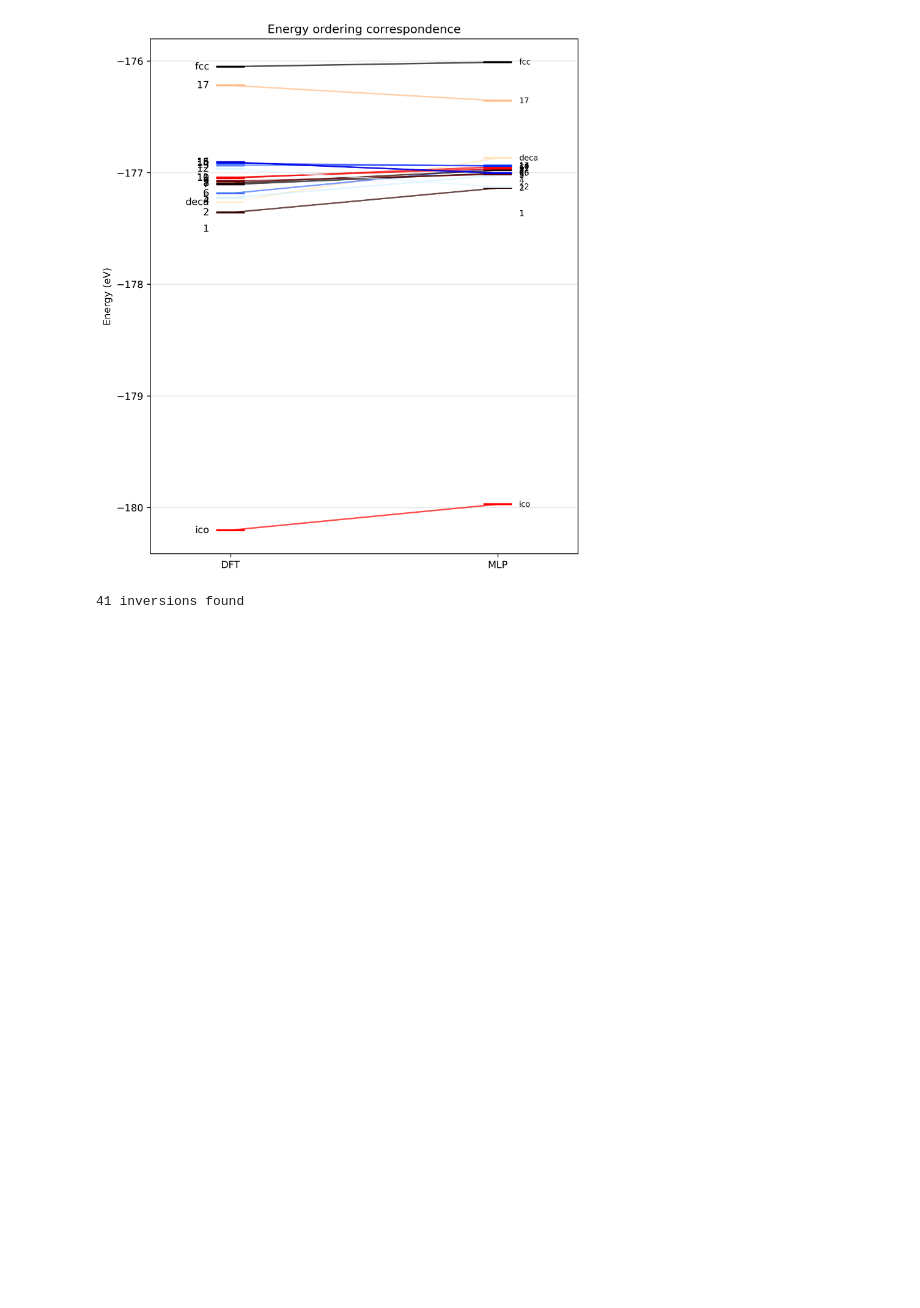
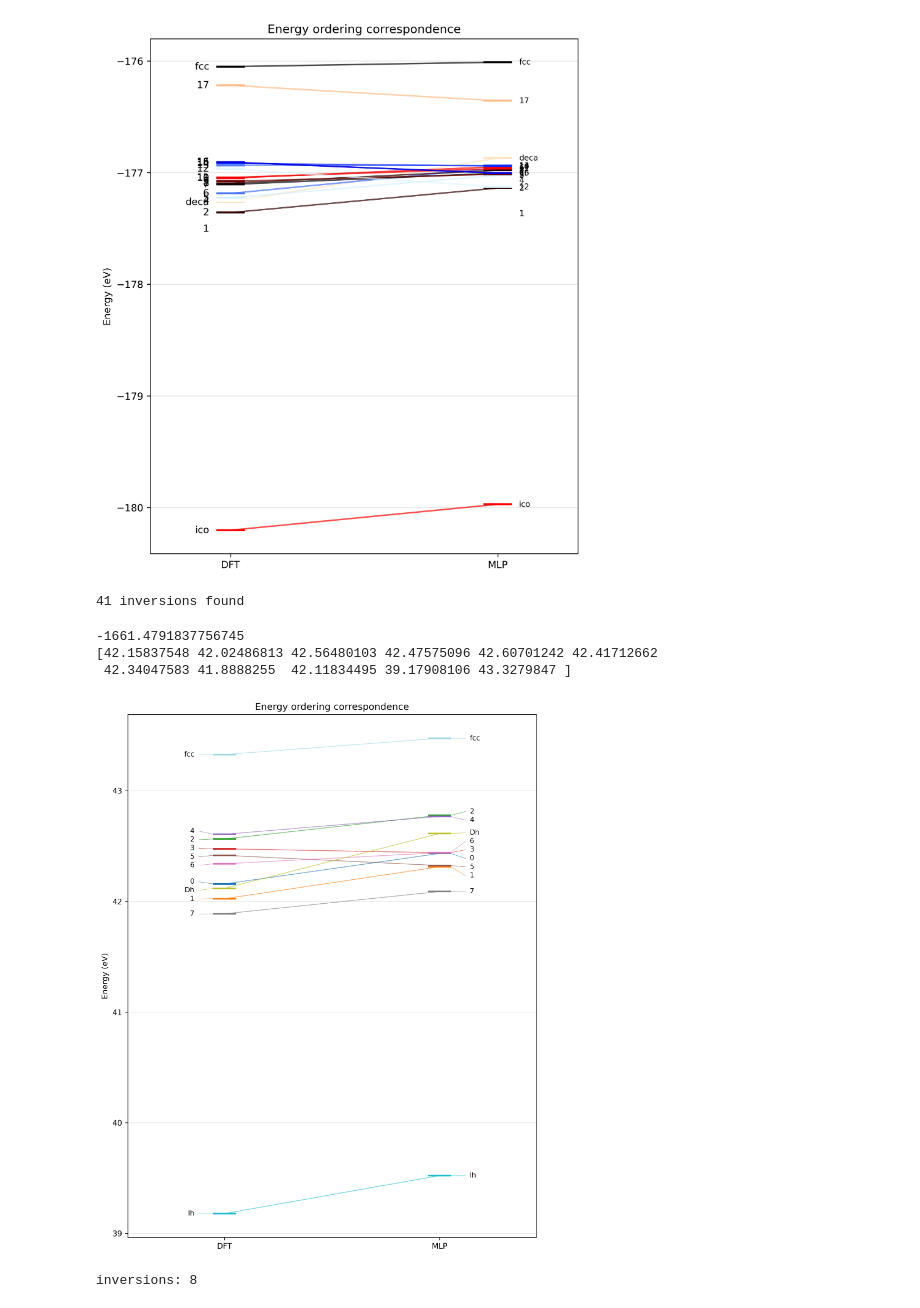
Before and after one commit to gilbogilb/mlp_codes_utils, a Jupyter notebook: workflows_examples/ID.ipynb, the cells around one changed output. Saved outputs shown, nothing was run; the diff lists cells and outputs as text; code cells hidden in the pictures; blank space fills up the shorter version.

```diff
--- a/workflows_examples/ID.ipynb
+++ b/workflows_examples/ID.ipynb
@@ -862,0 +970,30 @@ print(inversions, 'inversions found')
+# %%
+from mlputils.benchmark import energy_levels_crossings as elc, get_calc
+import yaml
+
+iso_file = '/Users/ginardi/Desktop/science/isomers/relaxed/Cu_55_relaxed.xyz'
+labels = ['0', '1', '2', '3', '4', '5', '6', '7', 'Dh', 'Ih', 'fcc']
+symbol   = 'Cu'
+alat     = 3.557
+cohesive_energy = -3.99
+config_file = '/Users/ginardi/Desktop/science/55Ry/Cu/tmp.yaml'
+with open(config_file, 'r') as f:
+    config = yaml.safe_load(f)
+calc = get_calc(config)
+
+ref_energies, calc_energies, inversions = elc(iso_file, calc, symbol, alat, cohesive_energy)
+
+eiso = config.get('E_iso')
+print(eiso)
+for i, e in enumerate(ref_energies):
+    ref_energies[i] = e - 55*eiso #subtract isolated atom energy terms
+print(ref_energies)
+
+plot_energy_correspondence(ref_energies, calc_energies, labels=labels, left_label='DFT', right_label='MLP')
+print('inversions:', inversions)
+# %% [output]
+-1661.4791837756745
+[42.15837548 42.02486813 42.56480103 42.47575096 42.60701242 42.41712662
+ 42.34047583 41.8888255  42.11834495 39.17908106 43.3279847 ]
+[figure, added]
+inversions: 8
```
Also changed, not shown: parts of 2 cells of this notebook, 1 other file.
